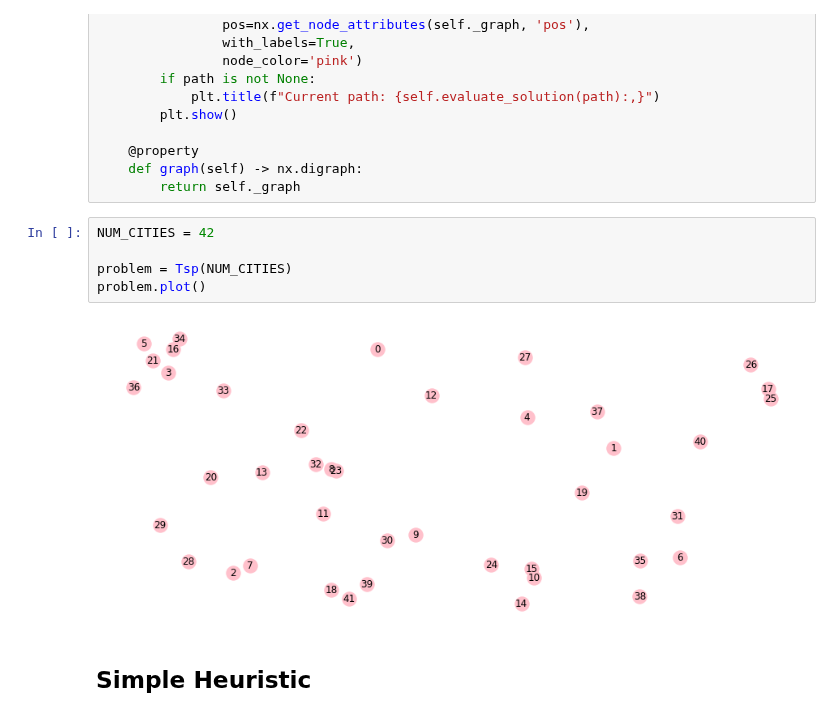
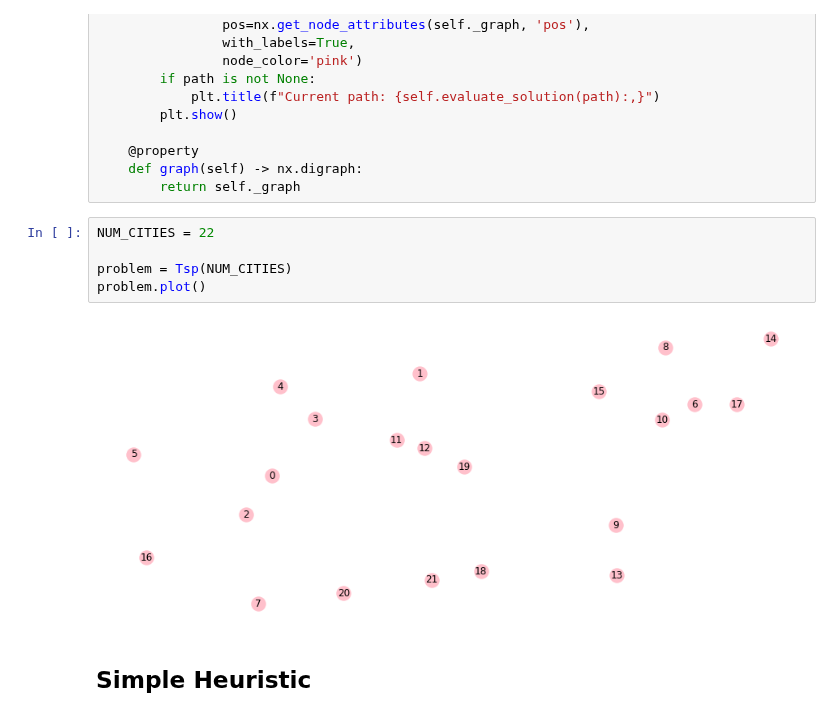
Before and after one commit to squillero/computational-intelligence, a Jupyter notebook: tsp.ipynb, the cells around one changed output. Cells and saved outputs as stored; diff of their text form.

```diff
--- a/tsp.ipynb
+++ b/tsp.ipynb
@@ -53,12 +53,12 @@ class Tsp:
     def graph(self) -> nx.digraph:
         return self._graph
 # %%
-NUM_CITIES = 42
+NUM_CITIES = 22
 
 problem = Tsp(NUM_CITIES)
 problem.plot()
 # %% [output]
-[figure, old version]
+[figure, new version]
 # %% [markdown]
 ## Simple Heuristic
 # %%
```
Also changed, not shown: parts of 1 cell of this notebook, 1 other file.
